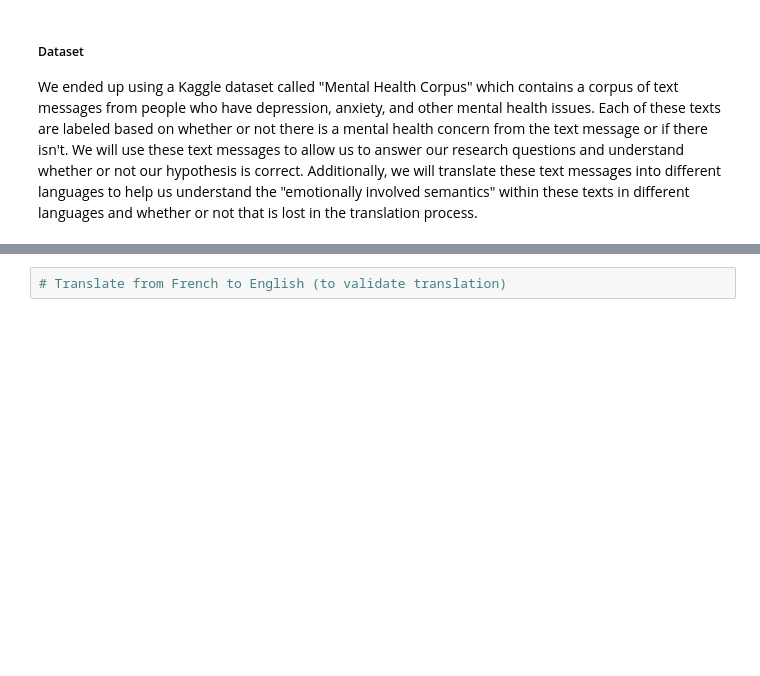
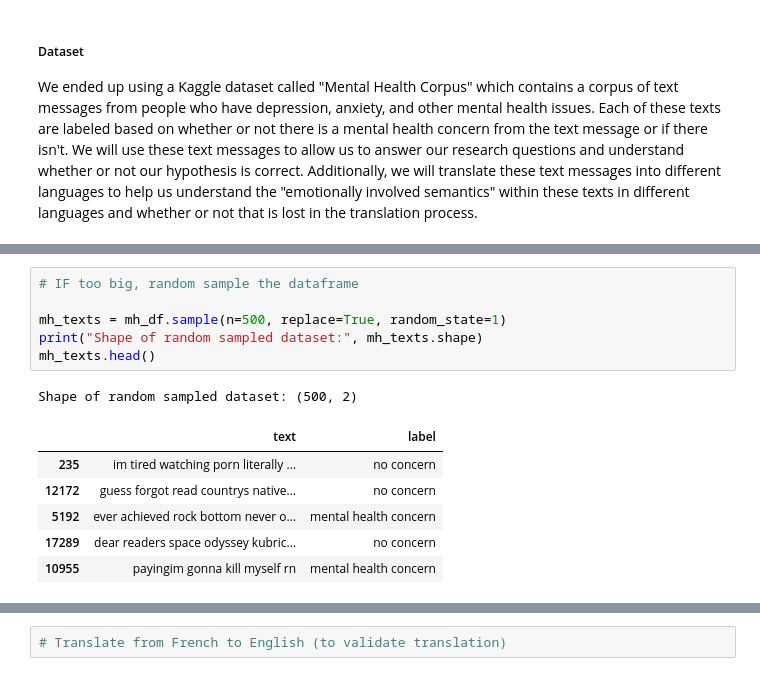
Before and after one commit to anabi77498/text-translation-and-bert, a Jupyter notebook: project.ipynb, the cells around one changed output, grey strips where cells are left out. Cells and saved outputs as stored; diff of their text form; blank space fills up the shorter version.

```diff
--- a/project.ipynb
+++ b/project.ipynb
@@ -134,6 +139,20 @@ Total number of texts in the dataset (Shape): (27977, 2)
 | 7 | deserve liveif died right noone w... | mental health concern |
 | 8 | feels good ive set dateim killing... | mental health concern |
 | 9 | live guiltok made stupid random c... | mental health concern |
+# %%
+# IF too big, random sample the dataframe
+
+mh_texts = mh_df.sample(n=500, replace=True, random_state=1)
+print("Shape of random sampled dataset:", mh_texts.shape)
+mh_texts.head()
+# %% [output]
+Shape of random sampled dataset: (500, 2)
+|  | text | label |
+| 235 | im tired watching porn literally ... | no concern |
+| 12172 | guess forgot read countrys native... | no concern |
+| 5192 | ever achieved rock bottom never o... | mental health concern |
+| 17289 | dear readers space odyssey kubric... | no concern |
+| 10955 | payingim gonna kill myself rn | mental health concern |
 # %%
 # Plotting a pie chart
 # Calculate the value counts of the 'category' column
```
Also changed, not shown: parts of 13 cells of this notebook.
